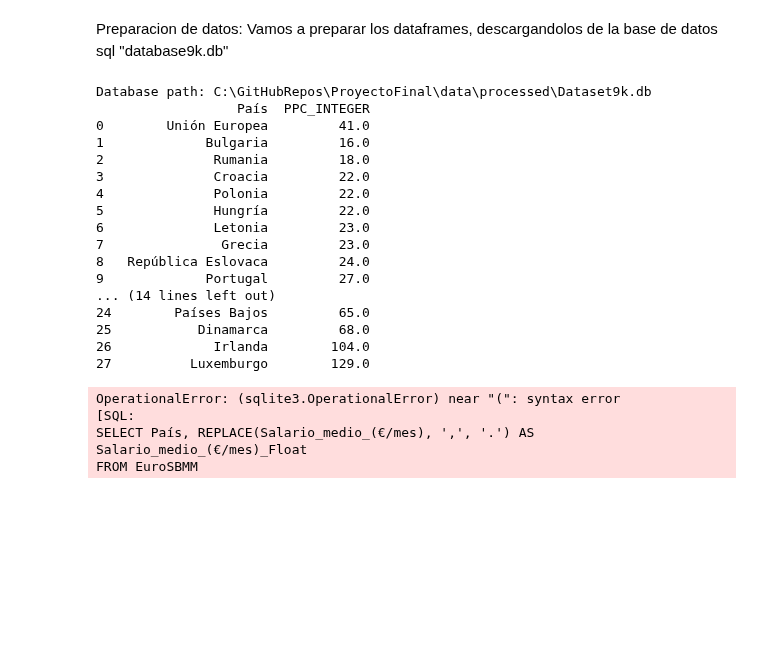
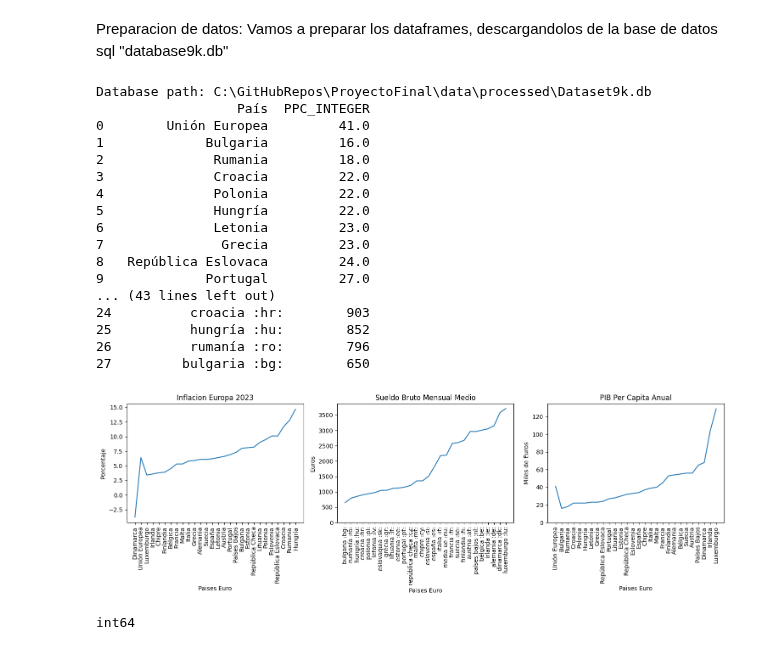
Before and after one commit to JosBerGon34/ProyectoFinal, a Jupyter notebook: src/3.EDA.ipynb, the cells around one changed output. Saved outputs shown, nothing was run; the diff lists cells and outputs as text; code cells hidden in the pictures; blank space fills up the shorter version.

```diff
--- a/src/3.EDA.ipynb
+++ b/src/3.EDA.ipynb
@@ -25,6 +25,7 @@ print(f"Database path: {database_path}")
 conn = create_engine(f'sqlite:///{database_path}')
 # Execute the SQL query, ya hemos visto en el visualizador de sql que los datos que deberian ser numericos hay algunas columnas que son formato texto,
 # hacemos un query para transformarlos just antes de almacenarlos en un dataframe
+
 #DF inflacion
 query = """
 SELECT País, REPLACE(Inflación, ',', '.') AS Inflación_Float
@@ -34,7 +35,6 @@ FROM EuroInfl
 dtype_dict = {'Inflación_Float': float}
 # Load the DataFrame with the dtype dictionary
 df_inf = pd.read_sql_query(query, conn, dtype=dtype_dict)
-
 df_inf.drop_duplicates(subset='País', keep='first', inplace=True)
 
 #DF PPC
@@ -43,22 +43,18 @@ SELECT País, ROUND(PPC) AS PPC_INTEGER
 FROM EuroPPC
 """
 df_PPC = pd.read_sql_query(query, conn)
-
 df_PPC.drop_duplicates(subset='País', keep='first', inplace=True)
-
 print(df_PPC)
 
 #DF SBMM
 query = """
-SELECT País, REPLACE(Salario_medio_(€/mes), ',', '.') AS Salario_medio_(€/mes)_Float
+SELECT País, REPLACE(SBMM, ',', '.') AS SBMM_Float
 FROM EuroSBMM
 """
-
-dtype_dict = {'Salario_medio_(€/mes)': float}
-
+dtype_dict = {'SBMM': float}
 df_SBMM = pd.read_sql_query(query, conn)
-
 df_SBMM.drop_duplicates(subset='País', keep='first', inplace=True)
+df_SBMM['País'] = df_SBMM['País'].str.strip().str.lower()
 conn.dispose()
 print(df_SBMM)
 # %% [output]
@@ -74,12 +70,8 @@ Database path: C:\GitHubRepos\ProyectoFinal\data\processed\Dataset9k.db
 7               Grecia         23.0
 8   República Eslovaca         24.0
 9             Portugal         27.0
-... (14 lines left out)
-24        Países Bajos         65.0
-25           Dinamarca         68.0
-26             Irlanda        104.0
-27          Luxemburgo        129.0
+... (43 lines left out)
+24          croacia :hr:        903
+25          hungría :hu:        852
+26          rumanía :ro:        796
+27         bulgaria :bg:        650
-OperationalError: (sqlite3.OperationalError) near "(": syntax error
-[SQL:
-SELECT País, REPLACE(Salario_medio_(€/mes), ',', '.') AS Salario_medio_(€/mes)_Float
-FROM EuroSBMM
@@ -106,0 +78,48 @@ plt.show()
+# %%
+#1.5 Representacion Graficos Economicos.
+import pandas as pd
+import matplotlib.pyplot as plt
+
+# ... (tu código existente)
+
+# Crear una figura con 3 subplots en una fila
+fig, axes = plt.subplots(nrows=1, ncols=3, figsize=(15, 5))
+
+# Graficar cada DataFrame en un subplot diferente
+axes[0].plot(df_inf['País'], df_inf['Inflación_Float'])
+axes[0].set_title('Inflacion Europa 2023')
+axes[0].set_xlabel('Paises Euro')
+axes[0].set_ylabel('Porcentaje')
+axes[0].tick_params(axis='x', rotation=90)  # Rotar las etiquetas del eje X 90 grados
+
+
+df_SBMM['SBMM_Float'] = pd.to_numeric(df_SBMM['SBMM_Float'].str.replace(',', '.'), errors='coerce')
+df_SBMM = df_SBMM.dropna(subset=['SBMM_Float'])
+df_SBMM = df_SBMM.sort_values(by='SBMM_Float')
+axes[1].plot(df_SBMM['País'], df_SBMM['SBMM_Float'])
+axes[1].set_title('Sueldo Bruto Mensual Medio')
+axes[1].set_xlabel('Paises Euro')
+axes[1].set_ylabel('Euros')
+axes[1].set_ylim(ymin=0)  # Asegurar que el eje Y comience en 0
+axes[1].tick_params(axis='x', rotation=90)  # Rotar las etiquetas del eje X 90 grados
+
+axes[2].plot(df_PPC['País'], df_PPC['PPC_INTEGER'])
+axes[2].set_title('PIB Per Capita Anual')
+axes[2].set_xlabel('Paises Euro')
+axes[2].set_ylabel('Miles de Euros')
+axes[2].set_ylim(ymin=0)  # Asegurar que el eje Y comience en 0
+axes[2].tick_params(axis='x', rotation=90)  # Rotar las etiquetas del eje X 90 grados
+
+# ... (repetir para los otros subplots)
+
+# Ajustar el espaciado entre subplots
+plt.tight_layout()
+
+# Mostrar la figura
+plt.show()
+# %% [output]
+[figure, added]
+# %%
+print(df_SBMM['SBMM_Float'].dtype)
+# %% [output]
+int64
```
Also changed, not shown: parts of 1 cell of this notebook.
